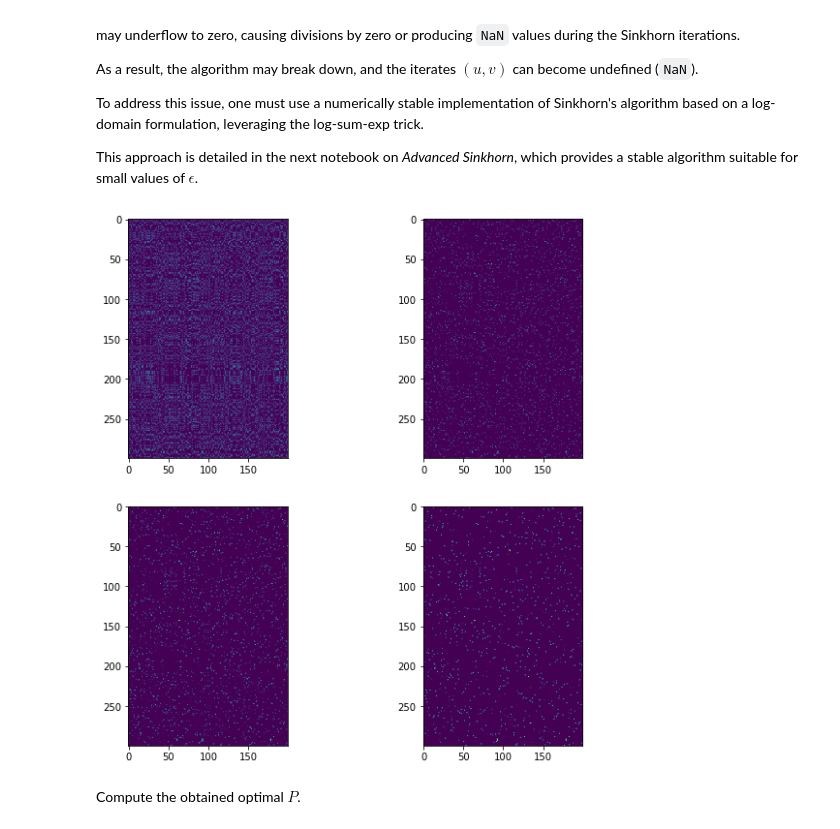
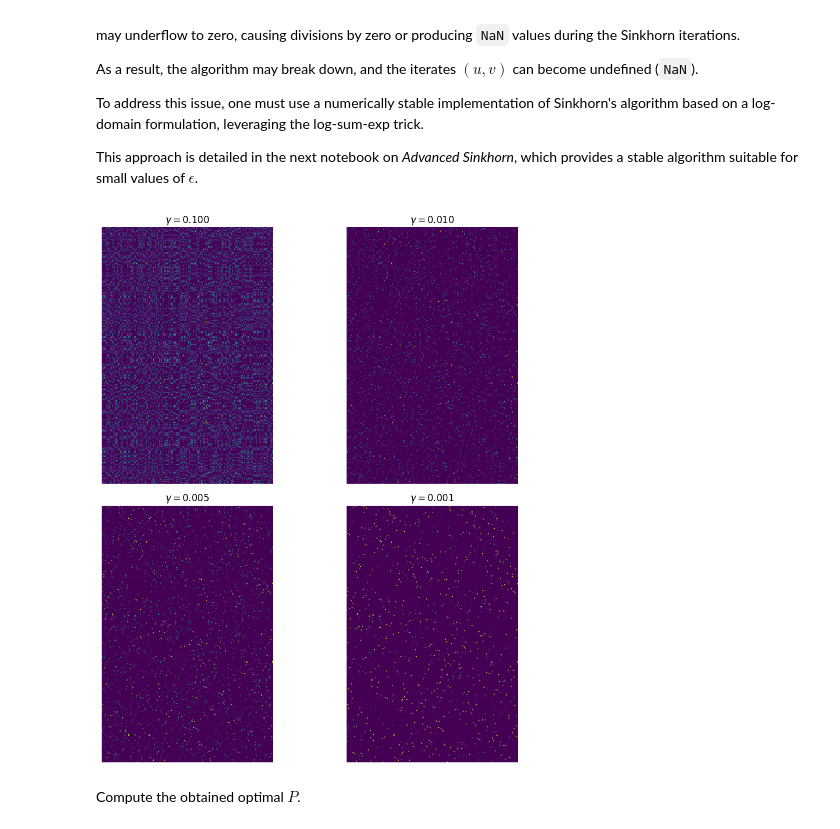
Before and after one commit to WilliBee/ot4ml, a Jupyter notebook: python/2-sinkhorn.ipynb, the cells around one changed output. Cells and saved outputs as stored; diff of their text form; code cells hidden in the pictures.

```diff
--- a/python/2-sinkhorn.ipynb
+++ b/python/2-sinkhorn.ipynb
@@ -176,8 +180,8 @@ v = np.ones(N[1])
 # %% [markdown]
 One sinkhorn iterations.
 # %%
-u = a / (np.dot(K,v))
-v = b / (np.dot(np.transpose(K),u))
+u = a / (K @ v)
+v = b / (K.T @ u)
 # %% [markdown]
 We now implement the Sinkhorn algorithm.
 
@@ -223,7 +229,7 @@ plt.show()
 # %% [markdown]
 Compute the final matrix $P$.
 # %%
-P = np.dot(np.dot(np.diag(u),K),np.diag(v))
+P = np.diag(u) @ K @ np.diag(v)
 # %% [markdown]
 Display it.
 # %%
@@ -253,24 +259,32 @@ To address this issue, one must use a numerically stable implementation of Sinkh
 
 This approach is detailed in the next notebook on *Advanced Sinkhorn*, which provides a stable algorithm suitable for small values of $\epsilon$.
 # %%
-plt.figure(figsize = (10,10))
-glist = [.1,.01,.005,.001]
+plt.figure(figsize=(10, 10))
+glist = [0.1, 0.01, 0.005, 0.001]
 niter = 300
-clamp = lambda x,a,b: min(max(x,a),b)
-for k in range(len(glist)):
-    epsilon = glist[k]
-    K = np.exp(-C/epsilon)
+
+clamp = lambda x, a, b: np.clip(x, a, b)  # Use numpy clip for efficiency
+
+for k, epsilon in enumerate(glist):
+    K = np.exp(-C / epsilon)
     v = np.ones(N[1])
-    for i in range(niter):
-        u = a / (np.dot(K,v))
-        v = b /(np.dot(np.transpose(K),u))
-    P = np.dot(np.dot(np.diag(u),K),np.diag(v))
-    #imageplot(clamp(Pi,0,np.min(1/np.asarray(N))*.3),"$\gamma=$ %.3f" %gamma, [2,2,k+1])
-    plt.subplot(2,2,k+1)
-    plt.imshow(np.clip(P,0,np.min(1/np.asarray(N))*.3));
-    #"$\gamma=$ %.3f" %gamma, [2,2,k+1])
+
+    for _ in range(niter):
+        u = a / (K @ v)
+        v = b / (K.T @ u)
+
+    P = np.diag(u) @ K @ np.diag(v)
+
+    plt.subplot(2, 2, k + 1)
+    # Clamp P values for visualization and display with imshow
+    plt.imshow(clamp(P, 0, np.min(1 / np.asarray(N)) * 0.3))
+    plt.title(f"$\\gamma = {epsilon:.3f}$")
+    plt.axis('off')
+
+plt.tight_layout()
+plt.show()
 # %% [output]
-[figure, old version]
+[figure, new version]
 # %% [markdown]
 Compute the obtained optimal $P$.
 # %%
```
Also changed, not shown: parts of 27 cells of this notebook.
